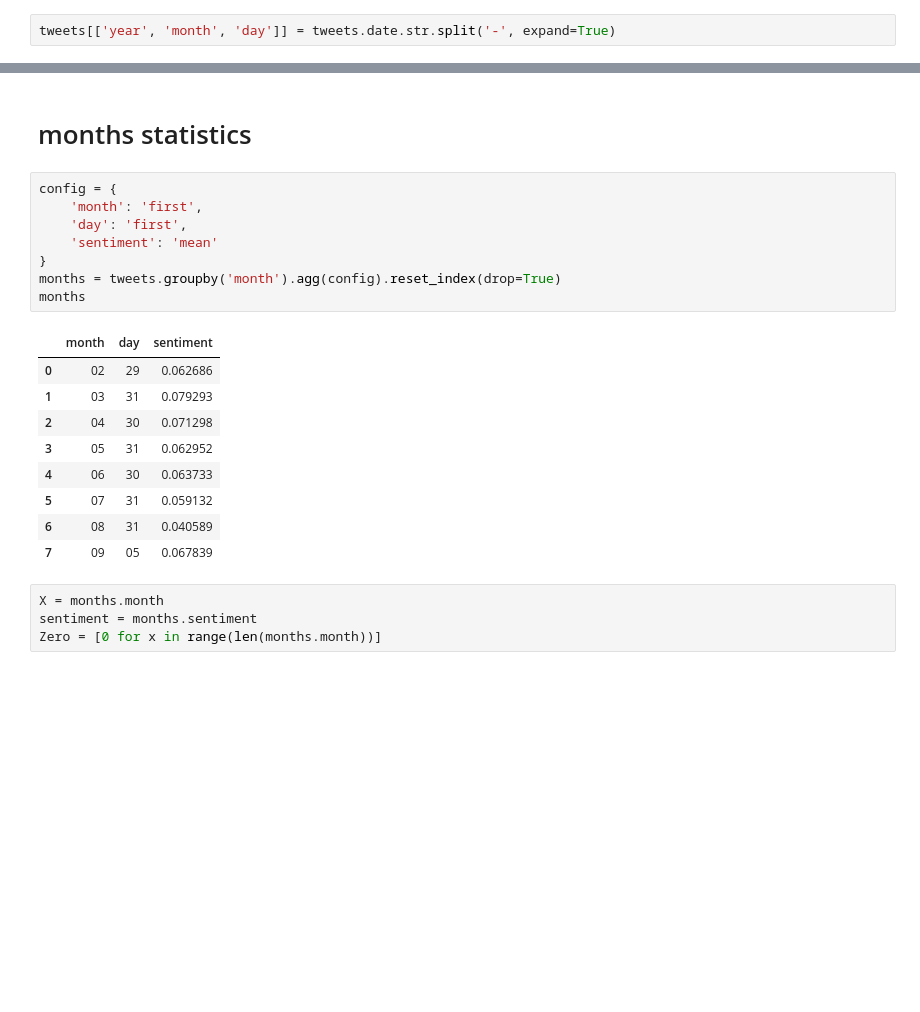
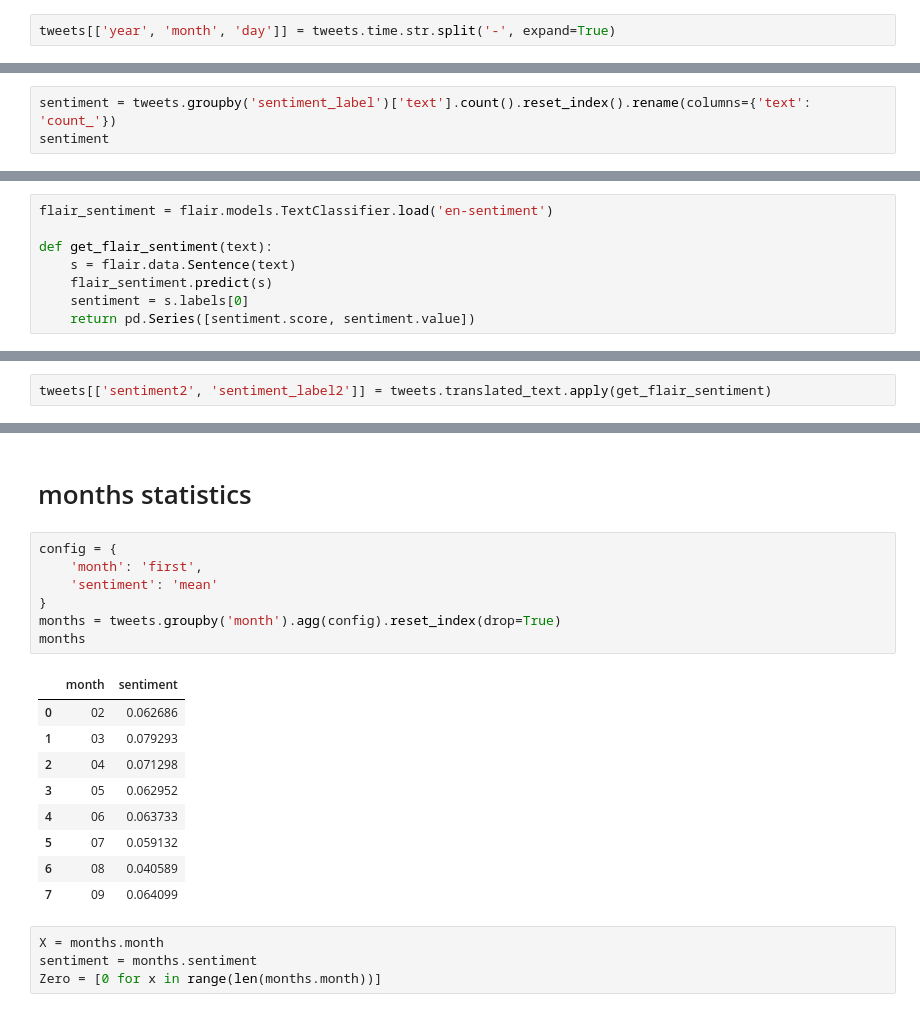
Before and after one commit to aliharakeh/M2-Project, a Jupyter notebook: Project_Final_Scripts/sentiment/sentiment.ipynb, the cells around one changed output, grey strips where cells are left out. Saved outputs shown, nothing was run; the diff lists cells and outputs as text; blank space fills up the shorter version.

```diff
--- a/Project_Final_Scripts/sentiment/sentiment.ipynb
+++ b/Project_Final_Scripts/sentiment/sentiment.ipynb
@@ -29,7 +30,7 @@ tweets.head()
 # %% [markdown]
 # split date
 # %%
-tweets[['year', 'month', 'day']] = tweets.date.str.split('-', expand=True)
+tweets[['year', 'month', 'day']] = tweets.time.str.split('-', expand=True)
 # %% [markdown]
 # get sentiment
 # %%
@@ -45,3 +46,6 @@ def get_sentiments(row):
     return pd.Series([text_sentiment, sentiment_label])
 # %%
 tweets[['sentiment', 'sentiment_label']] = tweets.apply(get_sentiments, axis=1)
+# %%
+sentiment = tweets.groupby('sentiment_label')['text'].count().reset_index().rename(columns={'text': 'count_'})
+sentiment
@@ -47,0 +57,8 @@ tweets[['sentiment', 'sentiment_label']] = tweets.apply(get_sentiments, axis=1)
+# %%
+flair_sentiment = flair.models.TextClassifier.load('en-sentiment')
+
+def get_flair_sentiment(text):
+    s = flair.data.Sentence(text)
+    flair_sentiment.predict(s)
+    sentiment = s.labels[0]
+    return pd.Series([sentiment.score, sentiment.value])
@@ -47,0 +67,2 @@ tweets[['sentiment', 'sentiment_label']] = tweets.apply(get_sentiments, axis=1)
+# %%
+tweets[['sentiment2', 'sentiment_label2']] = tweets.translated_text.apply(get_flair_sentiment)
@@ -92,21 +129,20 @@ plot(X, sentiment, 'b', X, Zero, 'black')
 # %%
 config = {
     'month': 'first',
-    'day': 'first',
     'sentiment': 'mean'
 }
 months = tweets.groupby('month').agg(config).reset_index(drop=True)
 months
 # %% [output]
-|  | month | day | sentiment |
-| 0 | 02 | 29 | 0.062686 |
-| 1 | 03 | 31 | 0.079293 |
-| 2 | 04 | 30 | 0.071298 |
-| 3 | 05 | 31 | 0.062952 |
-| 4 | 06 | 30 | 0.063733 |
-| 5 | 07 | 31 | 0.059132 |
-| 6 | 08 | 31 | 0.040589 |
-| 7 | 09 | 05 | 0.067839 |
+|  | month | sentiment |
+| 0 | 02 | 0.062686 |
+| 1 | 03 | 0.079293 |
+| 2 | 04 | 0.071298 |
+| 3 | 05 | 0.062952 |
+| 4 | 06 | 0.063733 |
+| 5 | 07 | 0.059132 |
+| 6 | 08 | 0.040589 |
+| 7 | 09 | 0.064099 |
 # %%
 X = months.month
 sentiment = months.sentiment
```
Also changed, not shown: parts of 9 cells of this notebook, 10 other files.
